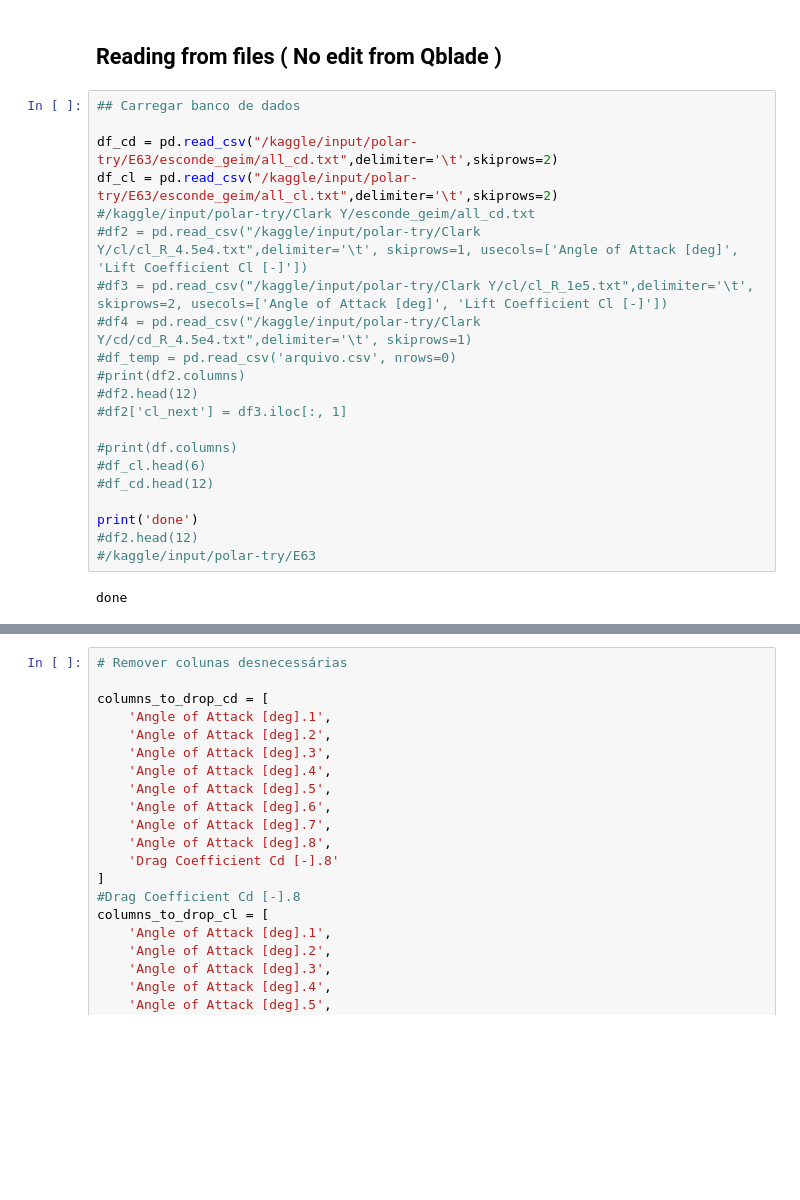
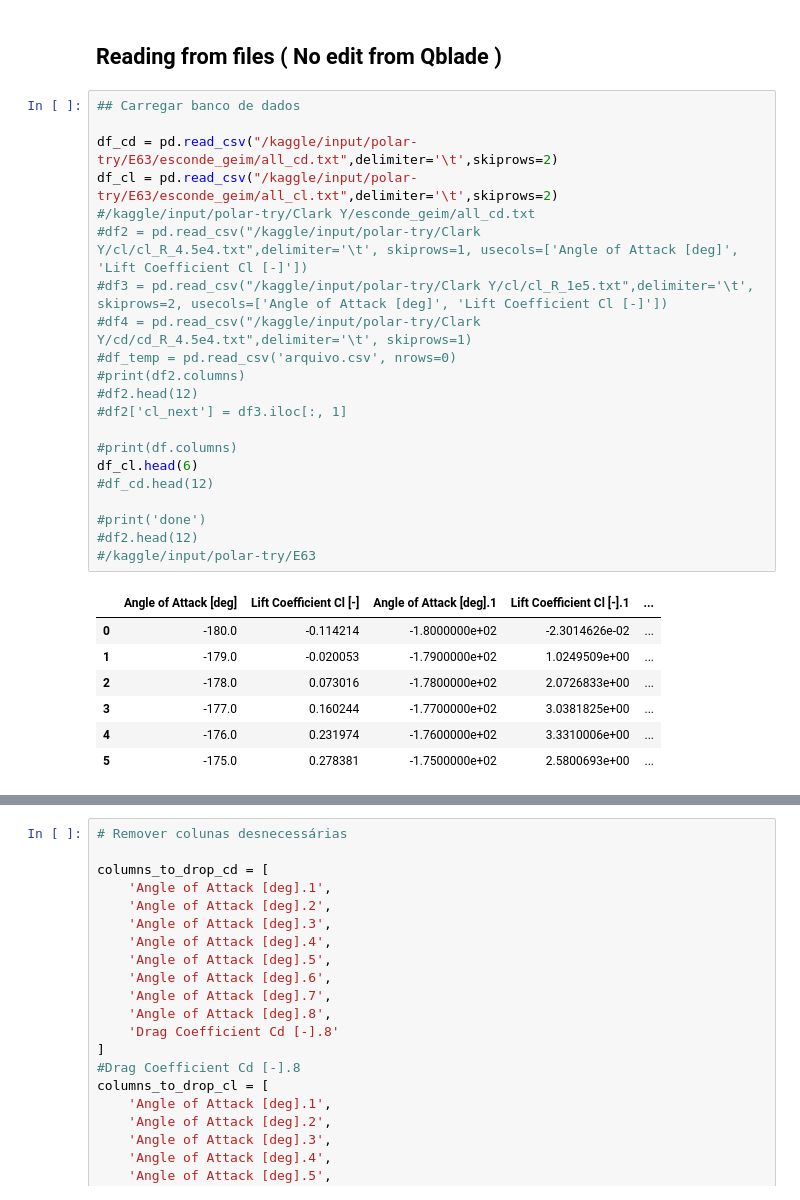
Before and after one commit to Pedro-pb-coder/polars.Qblade, a Jupyter notebook: polares.all.ipynb, the cells around one changed output, grey strips where cells are left out. Saved outputs shown, nothing was run; the diff lists cells and outputs as text; blank space fills up the shorter version.

```diff
--- a/polares.all.ipynb
+++ b/polares.all.ipynb
@@ -17,26 +17,32 @@ pandas version 2.0.3
 # %%
 ## Carregar banco de dados
 
 df_cd = pd.read_csv("/kaggle/input/polar-try/E63/esconde_geim/all_cd.txt",delimiter='\t',skiprows=2)
 df_cl = pd.read_csv("/kaggle/input/polar-try/E63/esconde_geim/all_cl.txt",delimiter='\t',skiprows=2)
 #/kaggle/input/polar-try/Clark Y/esconde_geim/all_cd.txt
 #df2 = pd.read_csv("/kaggle/input/polar-try/Clark Y/cl/cl_R_4.5e4.txt",delimiter='\t', skiprows=1, usecols=['Angle of Attack [deg]', 'Lift Coefficient Cl [-]'])
 #df3 = pd.read_csv("/kaggle/input/polar-try/Clark Y/cl/cl_R_1e5.txt",delimiter='\t', skiprows=2, usecols=['Angle of Attack [deg]', 'Lift Coefficient Cl [-]'])
 #df4 = pd.read_csv("/kaggle/input/polar-try/Clark Y/cd/cd_R_4.5e4.txt",delimiter='\t', skiprows=1)
 #df_temp = pd.read_csv('arquivo.csv', nrows=0)
 #print(df2.columns)
 #df2.head(12)
 #df2['cl_next'] = df3.iloc[:, 1]
 
 #print(df.columns)
-#df_cl.head(6)
+df_cl.head(6)
 #df_cd.head(12)
 
-print('done')
+#print('done')
 #df2.head(12)
 #/kaggle/input/polar-try/E63
 # %% [output]
-done
+|  | Angle of Attack [deg] | Lift Coefficient Cl [-] | Angle of Attack [deg].1 | Lift Coefficient Cl [-].1 | ... |
+| 0 | -180.0 | -0.114214 | -1.8000000e+02 | -2.3014626e-02 | ... |
+| 1 | -179.0 | -0.020053 | -1.7900000e+02 | 1.0249509e+00 | ... |
+| 2 | -178.0 | 0.073016 | -1.7800000e+02 | 2.0726833e+00 | ... |
+| 3 | -177.0 | 0.160244 | -1.7700000e+02 | 3.0381825e+00 | ... |
+| 4 | -176.0 | 0.231974 | -1.7600000e+02 | 3.3310006e+00 | ... |
+| 5 | -175.0 | 0.278381 | -1.7500000e+02 | 2.5800693e+00 | ... |
 # %%
 # Garante que pandas mostre todas as linhas e colunas sem cortar
 
```
Also changed, not shown: parts of 8 cells of this notebook.
